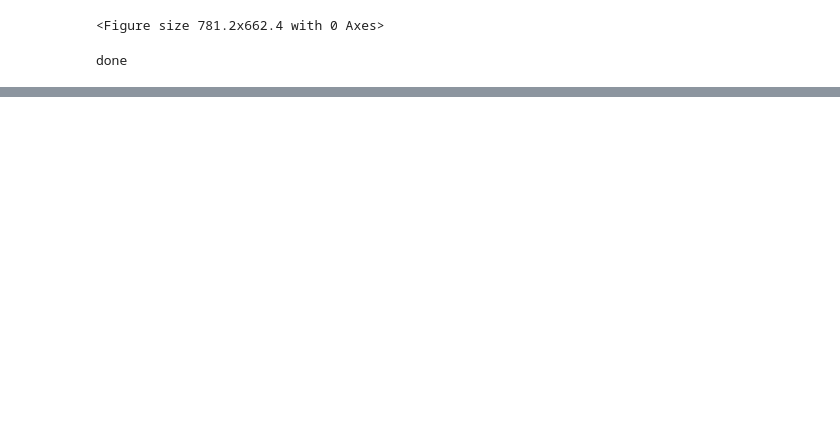
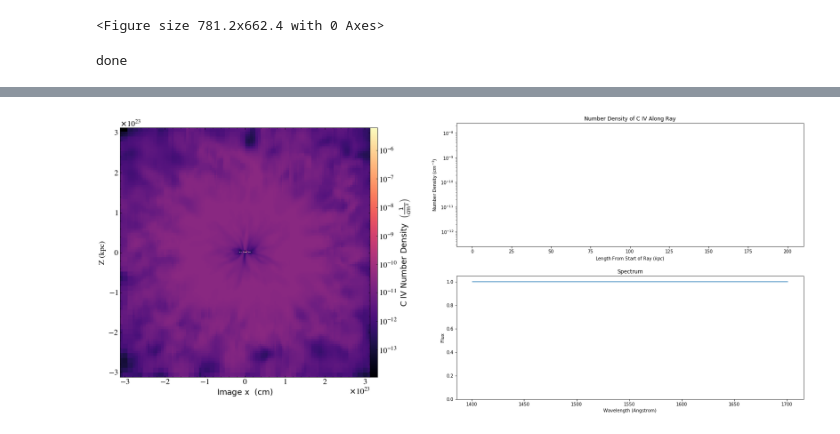
Before and after one commit to biboyd/SALSA, a Jupyter notebook: plotting_ray/class_playground.ipynb, the cells around one changed output, grey strips where cells are left out. Saved outputs shown, nothing was run; the diff lists cells and outputs as text; code cells hidden in the pictures; blank space fills up the shorter version.

```diff
--- a/plotting_ray/class_playground.ipynb
+++ b/plotting_ray/class_playground.ipynb
@@ -277,0 +281,4 @@ done
+# %%
+Image("test_images/mp0000.png")
+# %% [output]
+[figure, added]
```
Also changed, not shown: parts of 14 cells of this notebook, 1 other file.
